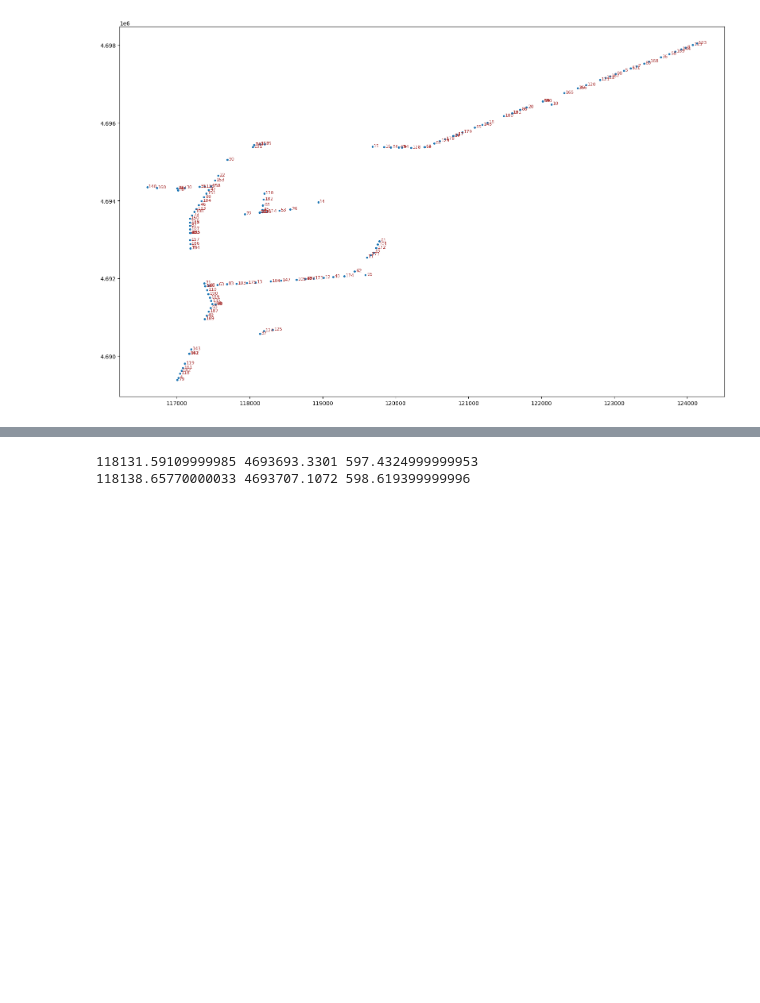
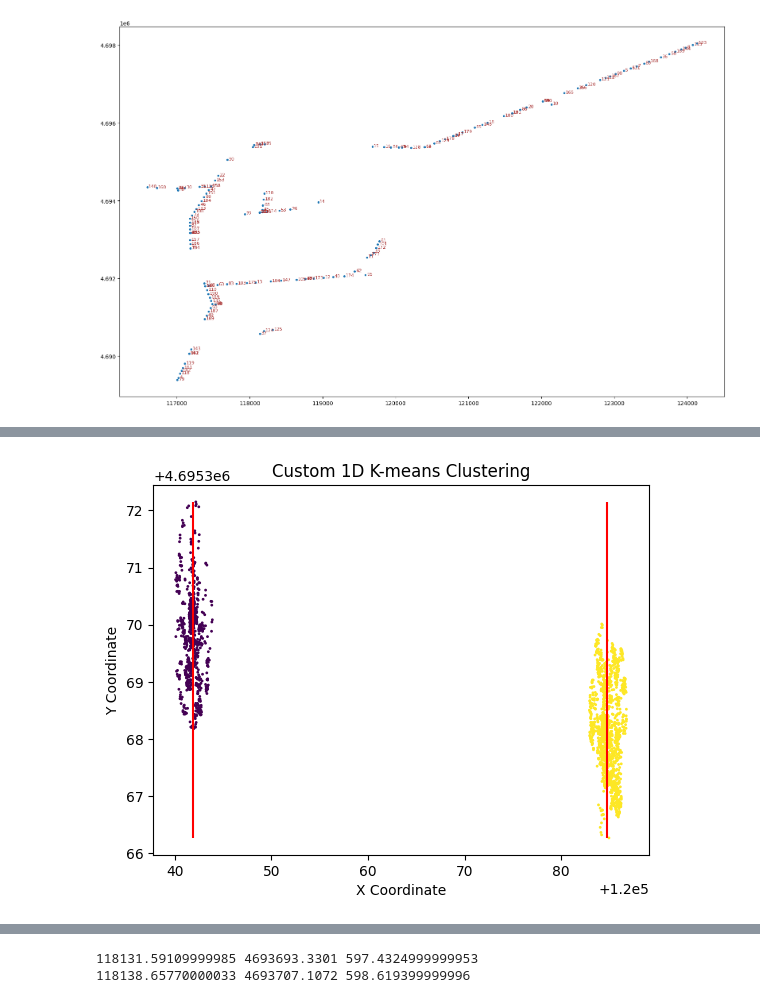
Before and after one commit to DeduceDS/CATENARIA, a Jupyter notebook: catenaria/notebooks/analisis_lineas_completas.ipynb, the cells around one changed output, grey strips where cells are left out. Drawn from its saved outputs; the diff is of its cells as text; code cells hidden in the pictures; blank space fills up the shorter version.

Commit message:
update analisis apoyos

```diff
--- a/catenaria/notebooks/analisis_lineas_completas.ipynb
+++ b/catenaria/notebooks/analisis_lineas_completas.ipynb
@@ -178,9 +178,9 @@ for i in range(len(data)):
         if sum(i == flat_data) > 1:
             print(f"Completo: {i}")
             completos.append(i)
-            completos_ids.append(data[i]["ID_VANOS"])
+            completos_ids.append(data[i]["ID_VANO"])
         else:
             print(f"Incompleto: {i}")
             incompletos.append(i)
-            incompletos_ids.append(data[i]["ID_VANOS"])
+            incompletos_ids.append(data[i]["ID_VANO"])
 # %% [output]
@@ -189,2 +203,0 @@ KeyError: 'ID_VANOS'
-# %%
-cond_values, apoyo_values, vert_values, extremos_values1 = extract_vano_values(data, 37)
@@ -190,0 +229,93 @@ cond_values, apoyo_values, vert_values, extremos_values1 = extract_vano_values(d
+# %%
+from sklearn.preprocessing import StandardScaler
+from sklearn.cluster import KMeans
+
+# Separmos los apoyos lidar
+apoyos_separados = dict()
+
+for i in range(len(data)):
+
+    print(f"\nProcessing vano {i}")
+
+    cond_values, apoyo_values, vert_values, extremos_values = extract_vano_values(data, i)
+
+    rotated_conds, rotated_apoyos, rotated_vertices, rotated_extremos = rotate_vano(cond_values, extremos_values, apoyo_values, vert_values)
+
+    invertedxy = np.zeros((np.array(rotated_apoyos).shape))
+
+    invertedxy[1,:] = (np.array(apoyo_values))[0,:]
+    invertedxy[0,:] = (np.array(apoyo_values))[1,:]
+    invertedxy[2,:] = (np.array(apoyo_values))[2,:]
+
+    labels, centroids = kmeans_clustering(invertedxy, 2, 100)
+
+    apoyos = []
+    extremos = []
+
+
+    for lab in np.unique(labels):
+
+        apoyo = np.array(apoyo_values)[:, labels == lab]
+
+        mean_x = np.mean(apoyo[0,:])
+        mean_y = np.mean(apoyo[1,:])
+        mean_z = np.mean(apoyo[2,:])
+
+        c_mass = np.array([mean_x, mean_y, mean_z])
+        extremos.append(c_mass)
+        apoyos.append(apoyo)
+
+
+    dist = np.linalg.norm(np.array(extremos)[0,:] - np.array(extremos)[1,:])
+    extremos = np.array(extremos).T
+
+    print(f"Distance between mean points: {dist}")
+
+    if 100*abs(dist - data[i]["LONGITUD_2D"])/data[i]["LONGITUD_2D"] > 10.0:
+
+        points = np.array(apoyo_values)
+
+        labels, centroids = kmeans_clustering(points, 2, 100)
+
+        apoyos = []
+        extremos = []
+
+        for lab in np.unique(labels):
+
+            apoyo = np.array(apoyo_values)[:, labels == lab]
+
+            mean_x = np.mean(apoyo[0,:])
+            mean_y = np.mean(apoyo[1,:])
+            mean_z = np.mean(apoyo[2,:])
+
+            c_mass = np.array([mean_x, mean_y, mean_z])
+            extremos.append(c_mass)
+            apoyos.append(apoyo)
+
+        print("Invertir coordenadas")
+        dist = np.linalg.norm(np.array(extremos)[0,:] - np.array(extremos)[1,:])
+        extremos = np.array(extremos).T
+
+        plt.scatter(points[0], points[1], c=labels, cmap='viridis', s=1)
+        plt.vlines(centroids, ymin=np.min(points[1]), ymax=np.max(points[1]), color='red')
+        plt.title('Custom 1D K-means Clustering')
+        plt.xlabel('X Coordinate')
+        plt.ylabel('Y Coordinate')
+        plt.show()
+
+
+        if 100*abs(dist - data[i]["LONGITUD_2D"])/data[i]["LONGITUD_2D"] > 10.0:
+
+            print(f"Proportional absolut error of distance = {100*abs(dist - data[i]['LONGITUD_2D'])/data[i]['LONGITUD_2D']}")
+            print("SOLO HAY 1 APOYO")
+
+            plt.scatter(points[0], points[1], c=labels, cmap='viridis', s=1)
+            plt.vlines(centroids, ymin=np.min(points[1]), ymax=np.max(points[1]), color='red')
+            plt.title('Custom 1D K-means Clustering')
+            plt.xlabel('X Coordinate')
+            plt.ylabel('Y Coordinate')
+            plt.show()
+            continue
+
+    apoyos_separados[i] = apoyos
+# %% [output]
@@ -190,0 +339 @@ cond_values, apoyo_values, vert_values, extremos_values1 = extract_vano_values(d
+[figure, added]
```
Also changed, not shown: parts of 14 cells of this notebook, 3 other files.
